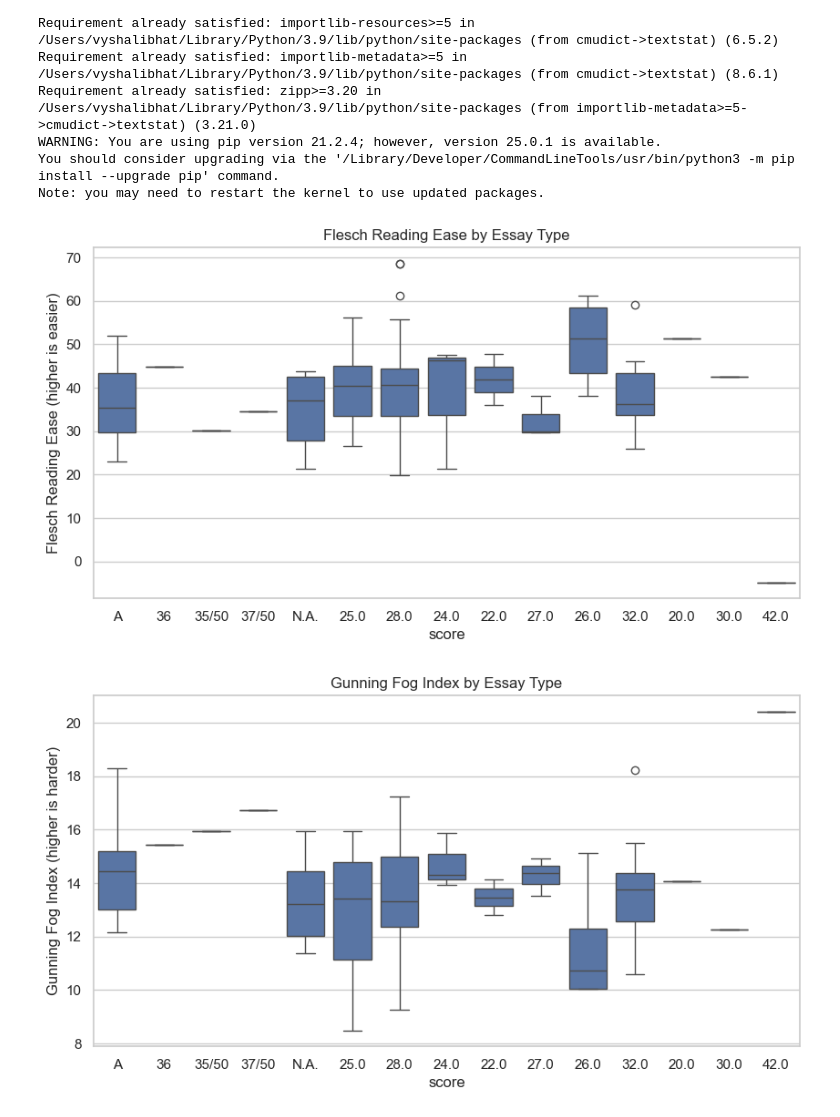
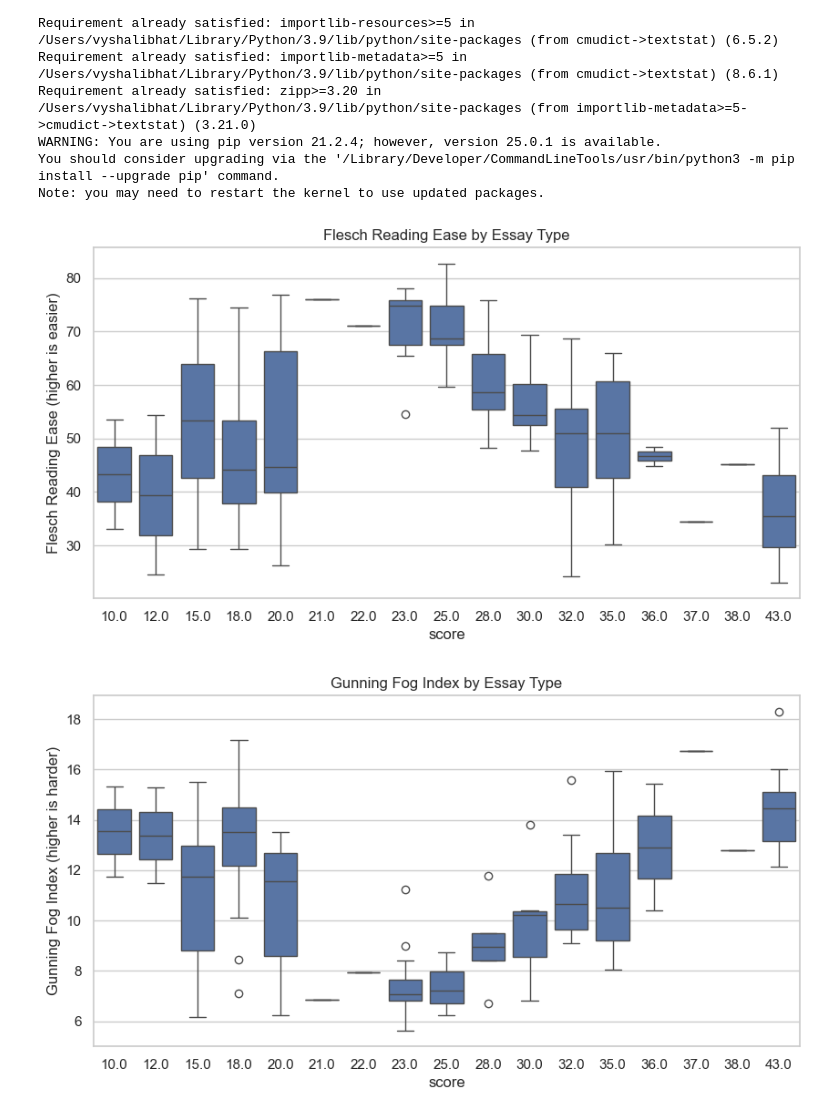
Before and after one commit to graysonjova/BT5153-Essay, a Jupyter notebook: eda_final.ipynb, the cells around one changed output. Cells and saved outputs as stored; diff of their text form; code cells hidden in the pictures.

```diff
--- a/eda_final.ipynb
+++ b/eda_final.ipynb
@@ -10,15 +31,0 @@ df_augmented = pd.read_csv("essays_with_augmentation.csv")
-# %%
-df_original['text'] = df_original['essay']         # rename for consistency
-df_original['type'] = 'original'                   # tag all as original
-df_original['score'] = df_original['grade']        # unify score field
-
-df_original = df_original[['author', 'school', 'year_written', 'title', 'type', 'text', 'score']]
-
-df_augmented = df_augmented[['author', 'school', 'year_written', 'title', 'type', 'text', 'score']]
-
-# Combine both into one DataFrame
-df = pd.concat([df_original, df_augmented], ignore_index=True)
-
-# Preview or save
-print(df.head())
-# df_combined.to_csv("combined_essays.csv", index=False)
@@ -75,11 +84,11 @@ import matplotlib.pyplot as plt
 import seaborn as sns
 
 # Calculate essay word count
-df['word_count'] = df['text'].apply(lambda x: len(str(x).split()))
+df_augmented['word_count'] = df_augmented['text'].apply(lambda x: len(str(x).split()))
 
 # Plot the distribution
 plt.figure(figsize=(10, 6))
-sns.histplot(df['word_count'], bins=30, kde=True)
+sns.histplot(df_augmented['word_count'], bins=30, kde=True)
 plt.title("Figure 3. Distribution of Speech Lengths of Dataset")
 plt.xlabel("Essay Length (Words)")
 plt.ylabel("Number of Essays")
@@ -161,4 +170,4 @@ def grammar_errors_chunked(text):
             print(f"Error checking chunk: {e}")
     return total_errors
 
-df['grammar_errors_uk'] = df['text'].apply(grammar_errors_chunked)
+df_augmented['grammar_errors_uk'] = df_augmented['text'].apply(grammar_errors_chunked)
@@ -203,3 +205,16 @@ Requirement already satisfied: joblib>=1.2.0 in /Users/vyshalibhat/Library/Pytho
 WARNING: You are using pip version 21.2.4; however, version 25.0.1 is available.
 You should consider upgrading via the '/Library/Developer/CommandLineTools/usr/bin/python3 -m pip install --upgrade pip' command.
 Note: you may need to restart the kernel to use updated packages.
+# %%
+# Normalize the type column (lowercase for safe comparison)
+df_augmented['type_clean'] = df_augmented['type'].str.lower()
+
+# Get original essays
+df_original_essays = df_augmented[df_augmented['type_clean'] == 'original']['text'].tolist()
+
+# Get all augmented essays (i.e., non-originals)
+df_augmented_essays = df_augmented[df_augmented['type_clean'] != 'original']['text'].tolist()[:41]
+
+# Optional: print the count
+print("Original essays:", len(df_original_essays))
+print("Augmented essays:", len(df_augmented_essays))
@@ -278,28 +292,28 @@ Note: you may need to restart the kernel to use updated packages.
 # %%
 import pandas as pd
 import textstat
 import seaborn as sns
 import matplotlib.pyplot as plt
 
 # Assuming your DataFrame is called `df` and has 'text' and 'type' columns
 
 # Compute readability metrics
-df['flesch_reading_ease'] = df['text'].apply(lambda x: textstat.flesch_reading_ease(str(x)))
-df['gunning_fog'] = df['text'].apply(lambda x: textstat.gunning_fog(str(x)))
+df_augmented['flesch_reading_ease'] = df_augmented['text'].apply(lambda x: textstat.flesch_reading_ease(str(x)))
+df_augmented['gunning_fog'] = df_augmented['text'].apply(lambda x: textstat.gunning_fog(str(x)))
 
 # 📊 Plot: Flesch Reading Ease
 plt.figure(figsize=(10, 5))
-sns.boxplot(x='score', y='flesch_reading_ease', data=df)
+sns.boxplot(x='score', y='flesch_reading_ease', data=df_augmented)
 plt.title("Flesch Reading Ease by Essay Type")
 plt.ylabel("Flesch Reading Ease (higher is easier)")
 plt.show()
 
 # 📊 Plot: Gunning Fog Index
 plt.figure(figsize=(10, 5))
-sns.boxplot(x='score', y='gunning_fog', data=df)
+sns.boxplot(x='score', y='gunning_fog', data=df_augmented)
 plt.title("Gunning Fog Index by Essay Type")
 plt.ylabel("Gunning Fog Index (higher is harder)")
 plt.show()
 # %% [output]
-[figure, old version]
+[figure, new version]
-[figure, old version]
+[figure, new version]
```
Also changed, not shown: parts of 14 cells of this notebook, 1 other file.
